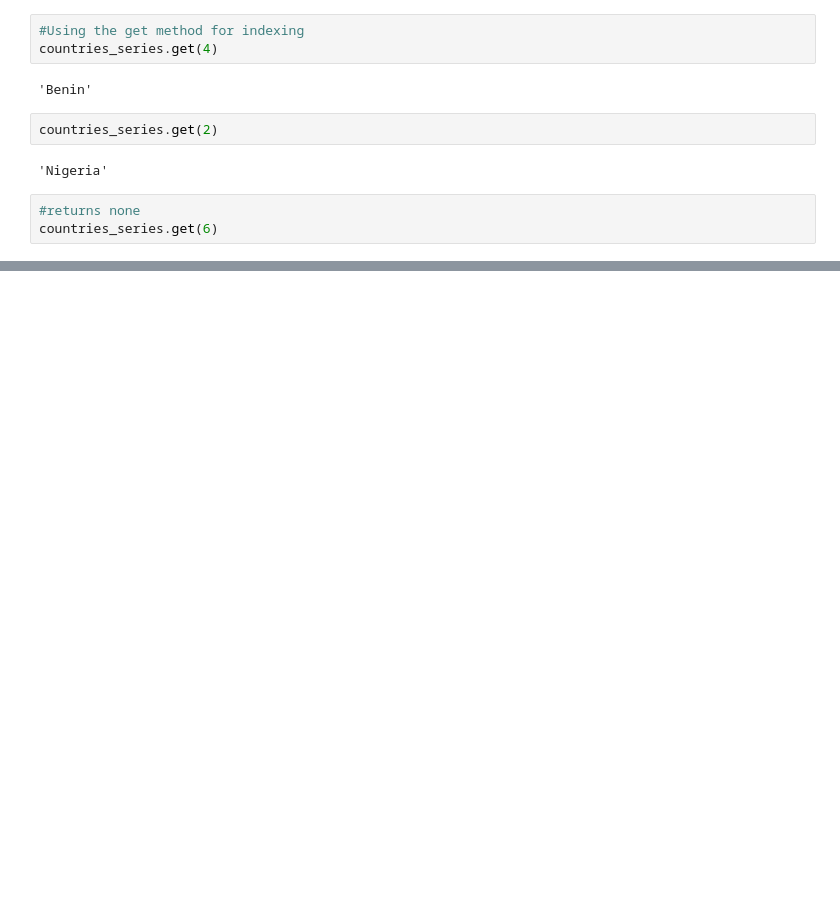
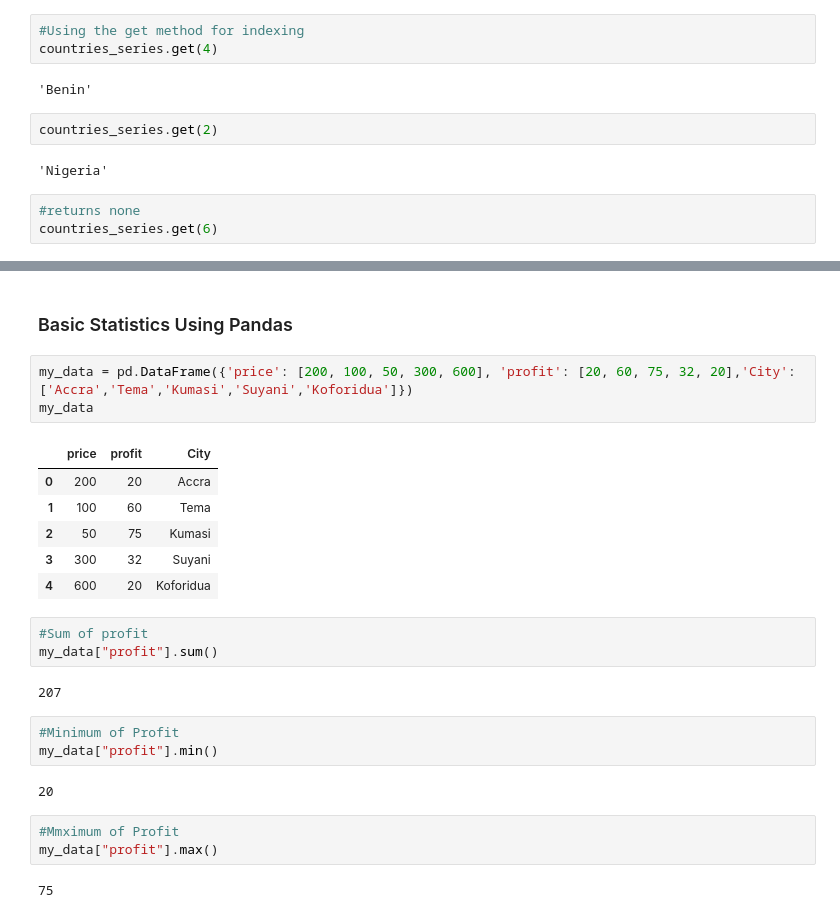
Before and after one commit to Selasi3/Data_Science_With_Python, a Jupyter notebook: Python Programming/pandas_course.ipynb, the cells around one changed output, grey strips where cells are left out. Cells and saved outputs as stored; diff of their text form; blank space fills up the shorter version.

Commit message:
modified the pandas content

```diff
--- a/Python Programming/pandas_course.ipynb
+++ b/Python Programming/pandas_course.ipynb
@@ -213,0 +478,27 @@ countries_series.get(6)
+# %% [markdown]
+### Basic Statistics Using Pandas
+# %%
+my_data = pd.DataFrame({'price': [200, 100, 50, 300, 600], 'profit': [20, 60, 75, 32, 20],'City':['Accra','Tema','Kumasi','Suyani','Koforidua']})
+my_data
+# %% [output]
+|  | price | profit | City |
+| 0 | 200 | 20 | Accra |
+| 1 | 100 | 60 | Tema |
+| 2 | 50 | 75 | Kumasi |
+| 3 | 300 | 32 | Suyani |
+| 4 | 600 | 20 | Koforidua |
+# %%
+#Sum of profit
+my_data["profit"].sum()
+# %% [output]
+207
+# %%
+#Minimum of Profit
+my_data["profit"].min()
+# %% [output]
+20
+# %%
+#Mmximum of Profit
+my_data["profit"].max()
+# %% [output]
+75
```
Also changed, not shown: parts of 48 cells of this notebook.
